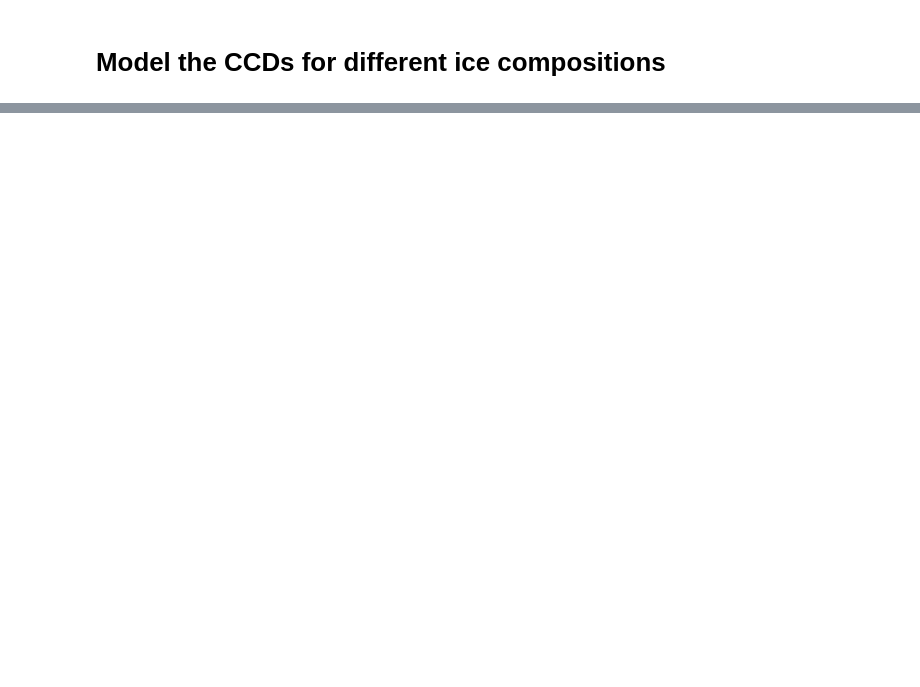
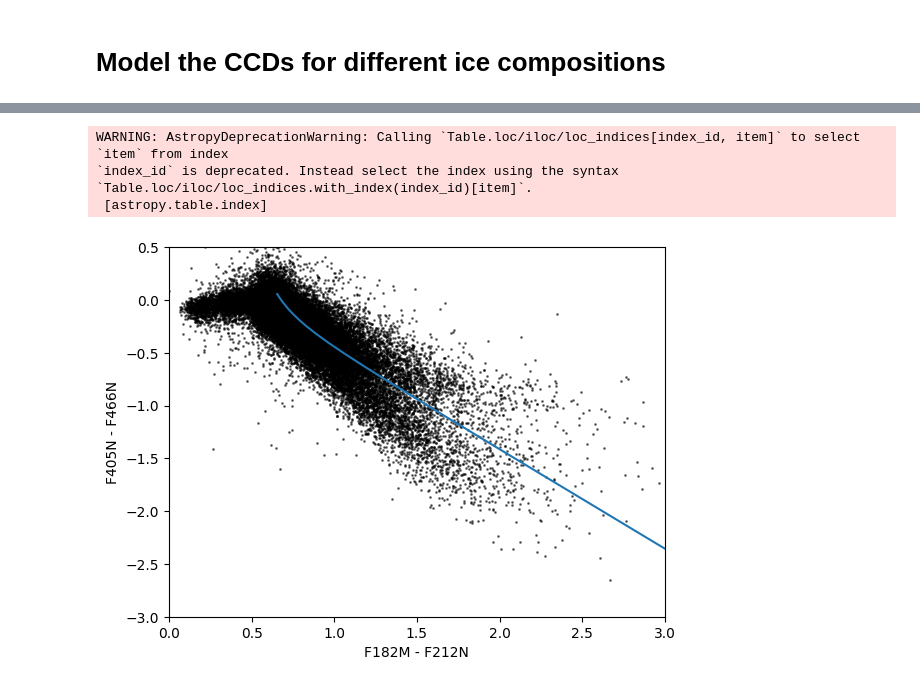
Before and after one commit to SpacialTree/dustridge-cd, a Jupyter notebook: notebooks/icemodel_analysis.ipynb, the cells around one changed output, grey strips where cells are left out. Cells and saved outputs as stored; diff of their text form; code cells hidden in the pictures; blank space fills up the shorter version.

```diff
--- a/notebooks/icemodel_analysis.ipynb
+++ b/notebooks/icemodel_analysis.ipynb
@@ -45,3 +61,6 @@ def get_rc_sel_mask(cat):
     mask_rc = mask_rc & mask_above_y2
 
     return mask_rc
+# %%
+cat_use = make_cat_use()
+cat_brick = make_brick_cat()
@@ -76,0 +203,41 @@ Table length=50
+# %%
+tbl = co_map.get_dmag_tbl()
+dmag_tbl = tbl
+dmag_tbl.add_index('temperature')
+tbl.add_index('database')
+tbl.add_index('column')
+# %%
+single_plot = [{
+        'color1': ['F182M', 'F212N'],
+        'color2': ['F405N', 'F466N'],
+        'axlims': (0, 3, -3, 0.5),
+        'molcomps': [('H2O:CO:CO2 (20:1:1)', 25.0)],
+        'abundance_wrt_h2': 1.6e-4,#2.5e-4, #(percent_ice/100.)*carbon_abundance,
+        'max_column': 5e22,
+        'avstart': 17.0,
+    }]
+
+ax = plt.subplot(111)
+cat_use.plot_CCD('f182m', 'f212n', 'f405n', 'f466n', ax=ax, s=1, alpha=0.5, color='k')
+
+ax.set_xlim(0, 3)
+ax.set_ylim(-3, 0.5)
+
+plot_params = single_plot[0]
+a_color1, a_color2, c1, c2, sel, E_V_color1, E_V_color2, tb = plot_ccd_icemodels(
+            color1=plot_params['color1'],
+            color2=plot_params['color2'],
+            dmag_tbl=dmag_tbl,
+            molcomps=plot_params['molcomps'],
+            axlims=plot_params['axlims'],
+            #icemol=plot_params['icemol'],
+            abundance_wrt_h2=plot_params['abundance_wrt_h2'],
+            max_column=plot_params['max_column'],
+            color='tab:blue',
+        )
+# %% [output]
+WARNING: AstropyDeprecationWarning: Calling `Table.loc/iloc/loc_indices[index_id, item]` to select `item` from index
+`index_id` is deprecated. Instead select the index using the syntax
+`Table.loc/iloc/loc_indices.with_index(index_id)[item]`.
+ [astropy.table.index]
+[figure, added]
```
Also changed, not shown: parts of 43 cells of this notebook.
